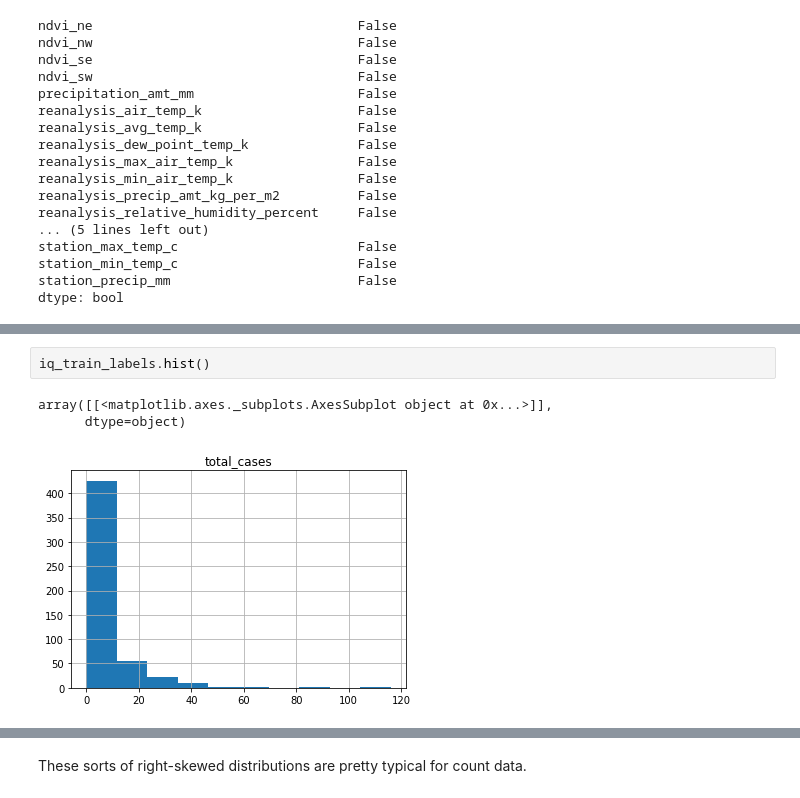
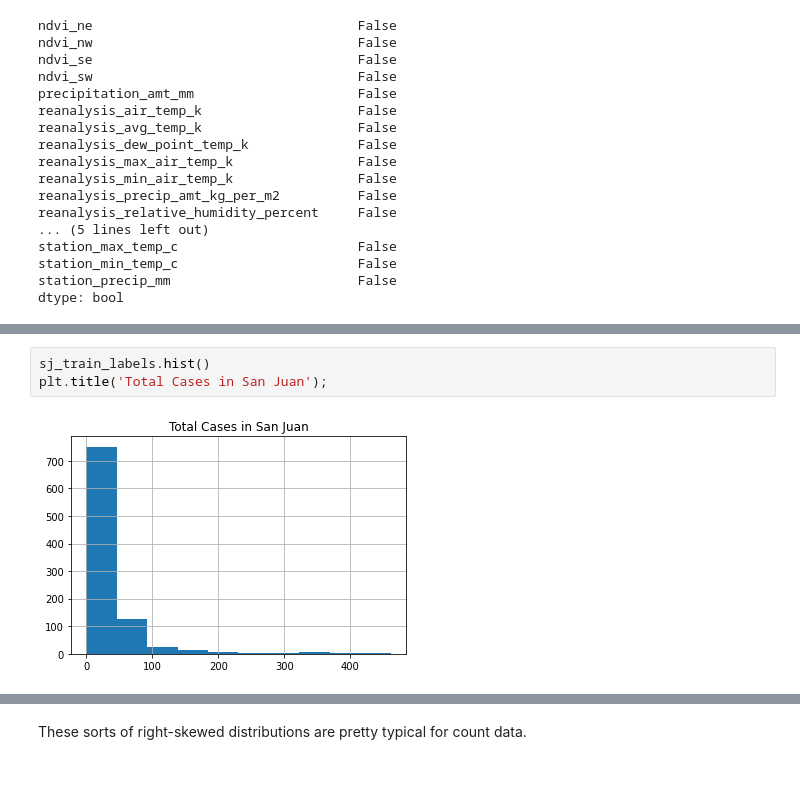
Before and after one commit to drivendataorg/intro-to-reproducible-ml, a Jupyter notebook: notebooks/dengue-ml-tutorial.ipynb, the cells around one changed output, grey strips where cells are left out. Cells and saved outputs as stored; diff of their text form.

```diff
--- a/notebooks/dengue-ml-tutorial.ipynb
+++ b/notebooks/dengue-ml-tutorial.ipynb
@@ -245,6 +243,5 @@ array([[<matplotlib.axes._subplots.AxesSubplot object at 0x...>]],
-# %%
-iq_train_labels.hist()
-# %% [output]
-array([[<matplotlib.axes._subplots.AxesSubplot object at 0x...>]],
-      dtype=object)
-[figure, removed]
+# %%
+sj_train_labels.hist()
+plt.title('Total Cases in San Juan');
+# %% [output]
+[figure, added]
```
Also changed, not shown: parts of 16 cells of this notebook, 2 other files.
